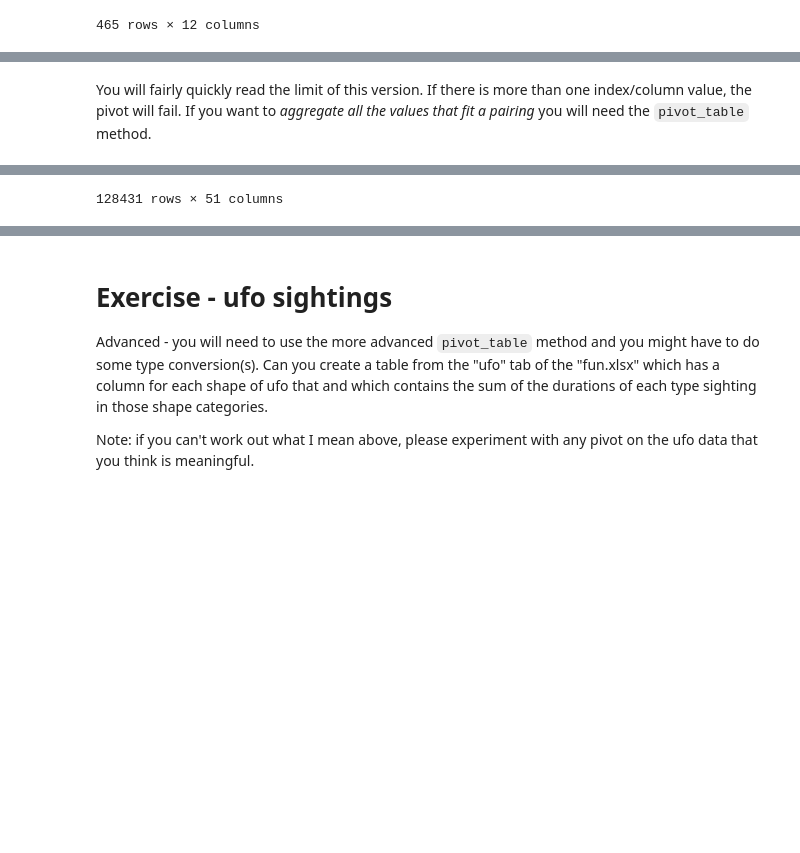
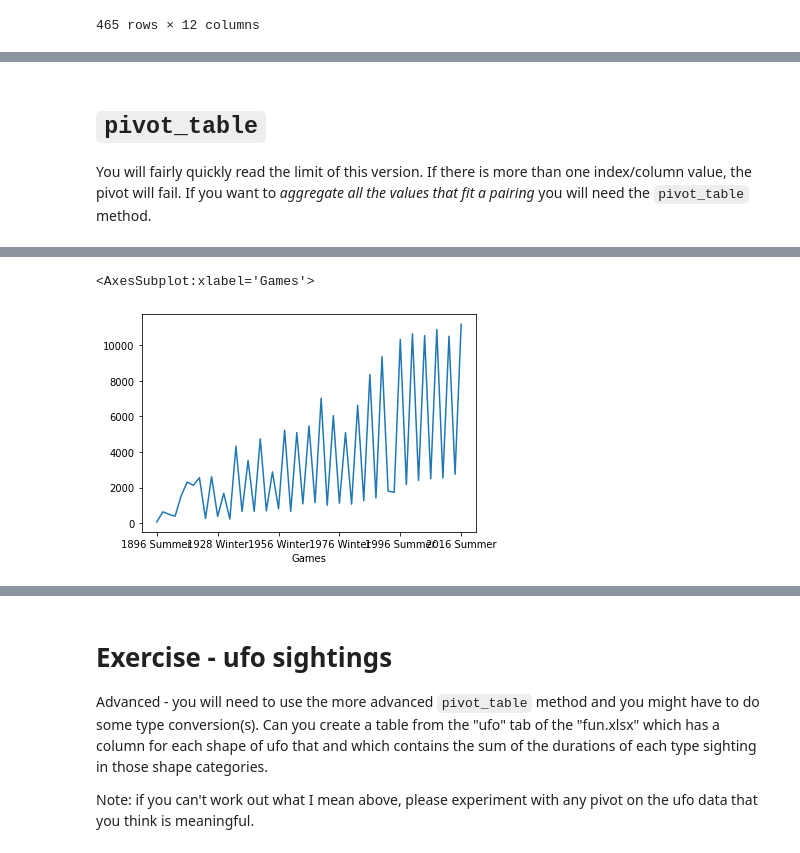
Before and after one commit to altmattr/Excel2Python, a Jupyter notebook: 7-pivots.ipynb, the cells around one changed output, grey strips where cells are left out. Drawn from its saved outputs; the diff is of its cells as text; code cells hidden in the pictures; blank space fills up the shorter version.

```diff
--- a/7-pivots.ipynb
+++ b/7-pivots.ipynb
@@ -75,7 +104,9 @@ hornsby[["Day", "Year", "Month", "Rainfall amount (millimetres)"]].pivot(index=[
 # %% [markdown]
+# `pivot_table`
+
 You will fairly quickly read the limit of this version.  If there is more than one index/column value, the pivot will fail.  If you want to _aggregate all the values that fit a pairing_ you will need the `pivot_table` method.
 # %%
 olympics = pd.read_excel("data/fun.xlsx", "athlete_events")
 # %%
-olympics.pivot_table(values="Age", index="Name",columns="Games")
+olympics.pivot_table(values="Age", index="Name",columns="Games").count().plot()
 # %% [output]
@@ -95,4 +113,5 @@ olympics.pivot_table(values="Age", index="Name",columns="Games")
-128431 rows × 51 columns
+<AxesSubplot:xlabel='Games'>
+[figure, added]
 # %%
 olympics[olympics["Games"] == "1912 Summer"]
 # %% [output]
```
Also changed, not shown: parts of 4 cells of this notebook, 1 other file.
